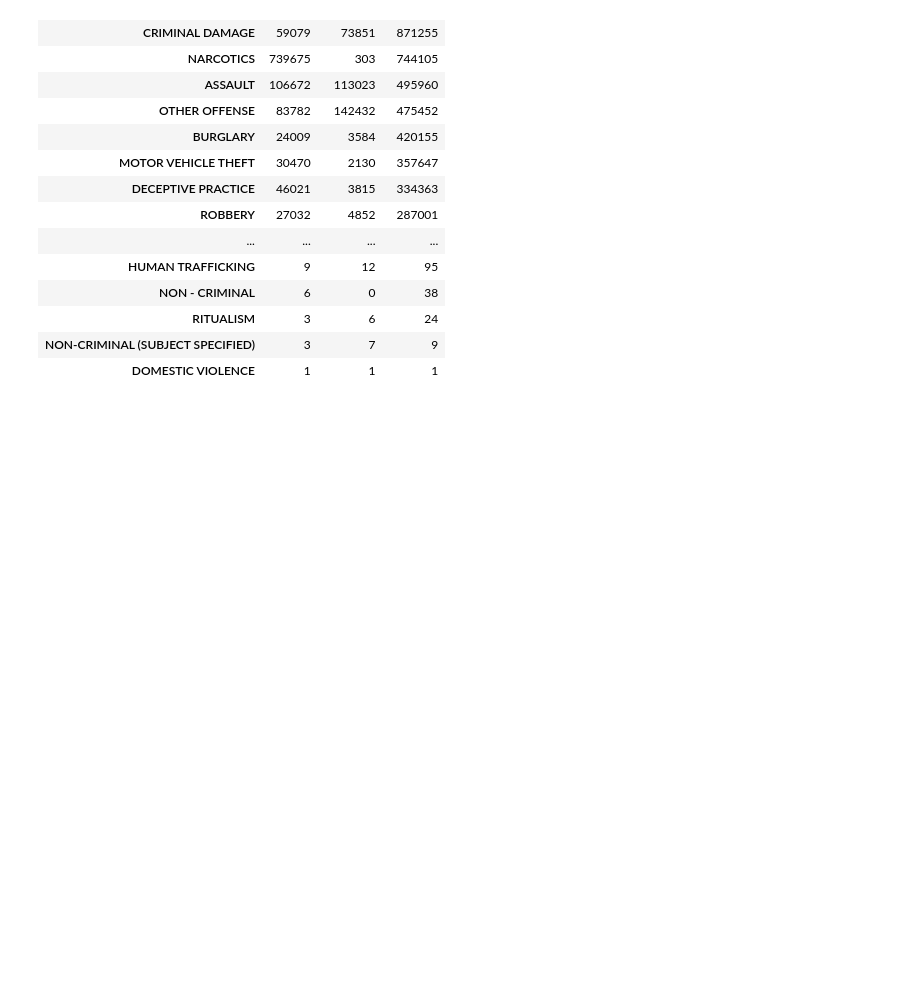
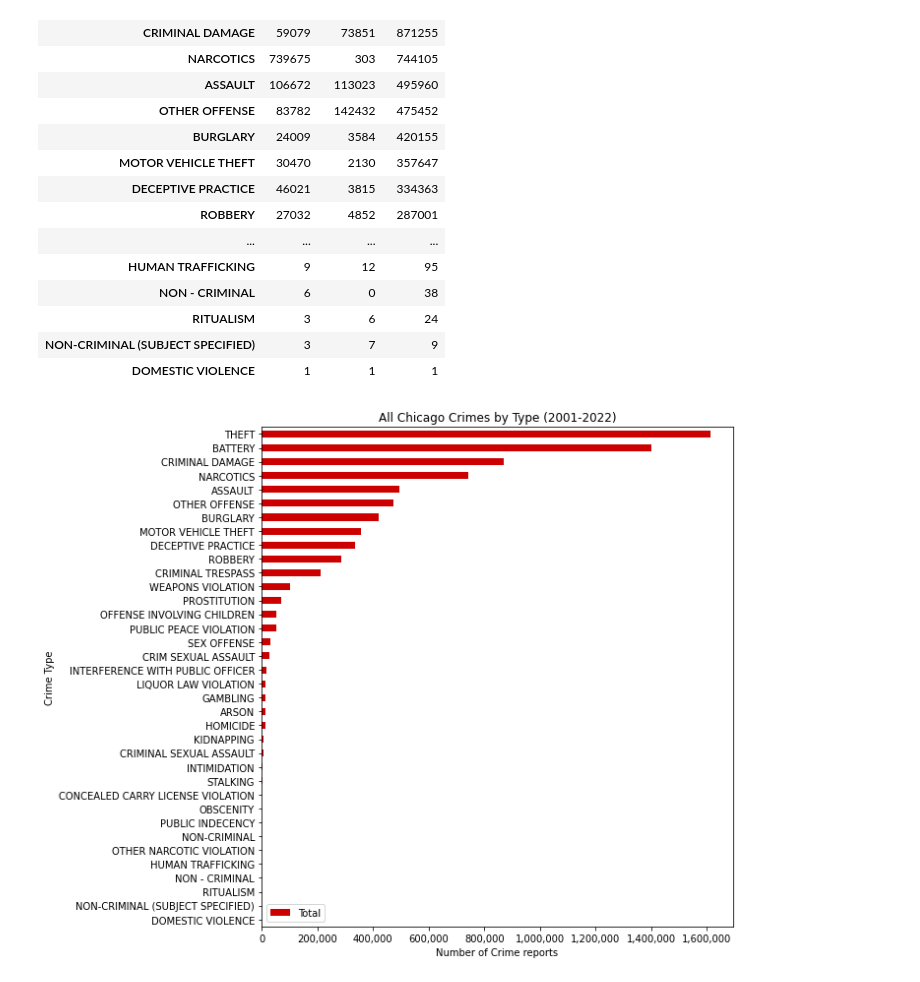
Before and after one commit to RandomFractals/chicago-crimes, a Jupyter notebook: notebooks/chicago-crimes-pandas.ipynb, the cells around one changed output. Drawn from its saved outputs; the diff is of its cells as text; code cells hidden in the pictures; blank space fills up the shorter version.

Commit message:
add crimes by type plot to pandas .ipynb (#28)

```diff
--- a/notebooks/chicago-crimes-pandas.ipynb
+++ b/notebooks/chicago-crimes-pandas.ipynb
@@ -90,3 +90,21 @@ crime_type_counts.sort_values(by='Total', ascending=False).style
 | RITUALISM | 3 | 6 | 24 |
 | NON-CRIMINAL (SUBJECT SPECIFIED) | 3 | 7 | 9 |
 | DOMESTIC VIOLENCE | 1 | 1 | 1 |
+# %%
+# plot crimes by primary type counts
+import matplotlib.pyplot as plt
+import matplotlib.ticker as ticker
+
+all_crime_types = crime_type_counts.sort_values(by='Total', ascending=True)\
+    .drop(['Arrest', 'Domestic'], axis=1)  # denotes column
+
+all_crime_types.plot(kind='barh', figsize=(10, 8), color='#cc0000')
+plt.title('All Chicago Crimes by Type (2001-2022)')
+plt.xlabel('Number of Crime reports')
+plt.ylabel('Crime Type')
+plt.tight_layout()
+ax = plt.gca()
+ax.xaxis.set_major_formatter(ticker.StrMethodFormatter('{x:,.0f}'))
+plt.show()
+# %% [output]
+[figure, added]
```
